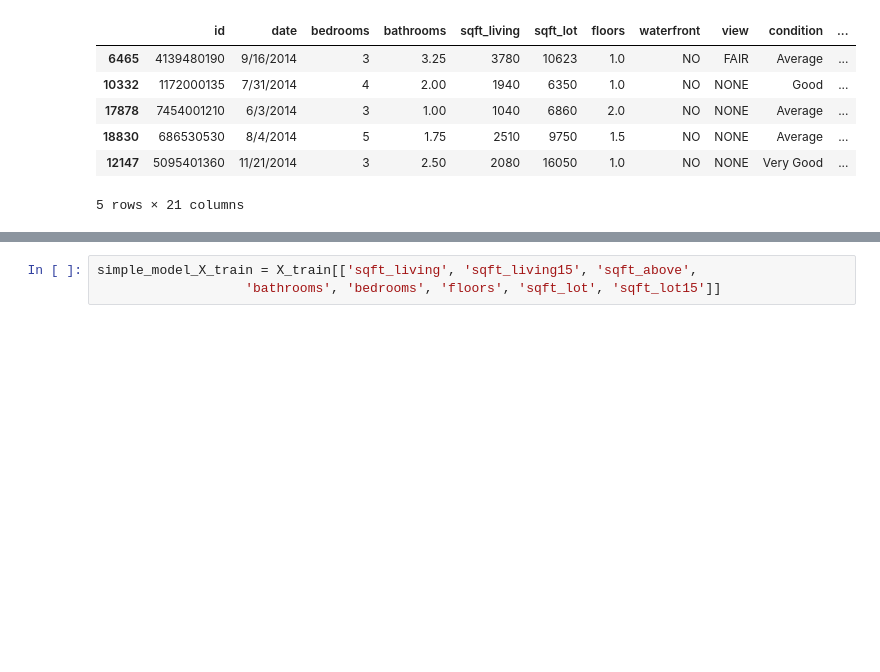
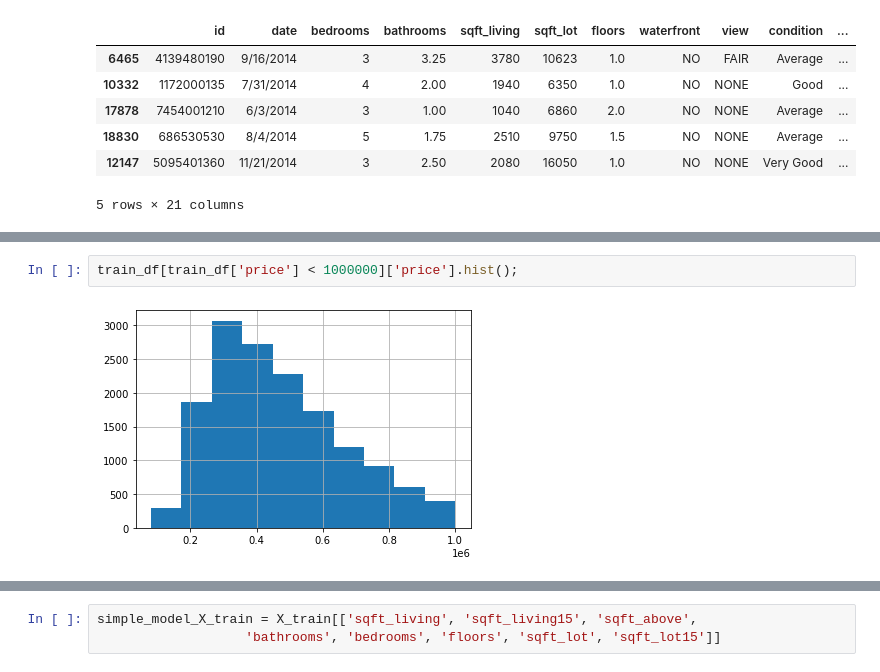
Before and after one commit to JenSans/Housing-Project, a Jupyter notebook: notebooks/Andrew/Andrew.ipynb, the cells around one changed output, grey strips where cells are left out. Saved outputs shown, nothing was run; the diff lists cells and outputs as text; blank space fills up the shorter version.

```diff
--- a/notebooks/Andrew/Andrew.ipynb
+++ b/notebooks/Andrew/Andrew.ipynb
@@ -111,0 +97,4 @@ train_df['yr_built'].hist()
+# %%
+train_df[train_df['price'] < 1000000]['price'].hist();
+# %% [output]
+[figure, added]
```
Also changed, not shown: parts of 30 cells of this notebook, 1 other file.
